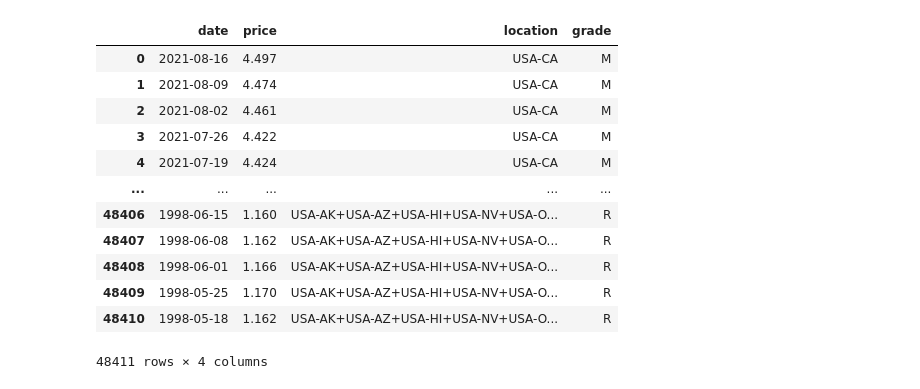
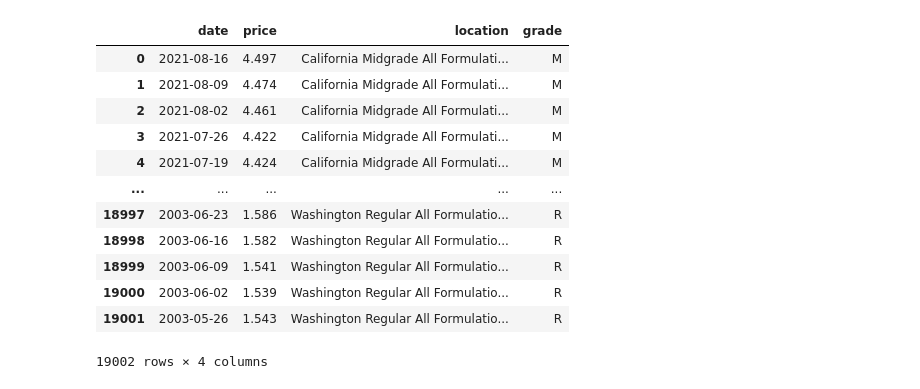
Before and after one commit to GT-Project3/Gas_Cost_App, a Jupyter notebook: data/convertAPIstate.ipynb, the cells around one changed output. Saved outputs shown, nothing was run; the diff lists cells and outputs as text; code cells hidden in the pictures.

Commit message:
completed data cleaning and added two csv files (oil_prices & region_states)

```diff
--- a/data/convertAPIstate.ipynb
+++ b/data/convertAPIstate.ipynb
@@ -10,7 +10,9 @@ state_ids = ["PET.EMM_EPMM_PTE_SCA_DPG.W", "PET.EMM_EPMP_PTE_SCA_DPG.W", "PET.EM
              "PET.EMM_EPMM_PTE_SNY_DPG.W", "PET.EMM_EPMP_PTE_SNY_DPG.W", "PET.EMM_EPMR_PTE_SNY_DPG.W",
              "PET.EMM_EPMM_PTE_SOH_DPG.W", "PET.EMM_EPMP_PTE_SOH_DPG.W", "PET.EMM_EPMR_PTE_SOH_DPG.W",
              "PET.EMM_EPMM_PTE_STX_DPG.W", "PET.EMM_EPMP_PTE_STX_DPG.W", "PET.EMM_EPMR_PTE_STX_DPG.W",
-             "PET.EMM_EPMM_PTE_SWA_DPG.W", "PET.EMM_EPMP_PTE_SWA_DPG.W", "PET.EMM_EPMR_PTE_SWA_DPG.W",
+             "PET.EMM_EPMM_PTE_SWA_DPG.W", "PET.EMM_EPMP_PTE_SWA_DPG.W", "PET.EMM_EPMR_PTE_SWA_DPG.W"]
+
+region_ids = ["PET.EMM_EPMM_PTE_R10_DPG.W", "PET.EMM_EPMP_PTE_R10_DPG.W", "PET.EMM_EPMR_PTE_R10_DPG.W",
              "PET.EMM_EPMM_PTE_R1X_DPG.W", "PET.EMM_EPMP_PTE_R1X_DPG.W", "PET.EMM_EPMR_PTE_R1X_DPG.W",
              "PET.EMM_EPMM_PTE_R1Y_DPG.W", "PET.EMM_EPMP_PTE_R1Y_DPG.W", "PET.EMM_EPMR_PTE_R1Y_DPG.W",
              "PET.EMM_EPMM_PTE_R1Z_DPG.W", "PET.EMM_EPMP_PTE_R1Z_DPG.W", "PET.EMM_EPMR_PTE_R1Z_DPG.W",
@@ -18,47 +20,52 @@ state_ids = ["PET.EMM_EPMM_PTE_SCA_DPG.W", "PET.EMM_EPMP_PTE_SCA_DPG.W", "PET.EM
              "PET.EMM_EPMM_PTE_R30_DPG.W", "PET.EMM_EPMP_PTE_R30_DPG.W", "PET.EMM_EPMR_PTE_R30_DPG.W",
              "PET.EMM_EPMM_PTE_R40_DPG.W", "PET.EMM_EPMP_PTE_R40_DPG.W", "PET.EMM_EPMR_PTE_R40_DPG.W",
              "PET.EMM_EPMM_PTE_R5XCA_DPG.W", "PET.EMM_EPMP_PTE_R5XCA_DPG.W", "PET.EMM_EPMR_PTE_R5XCA_DPG.W"]
+
+regions = ["New England", "New England", "New England",
+           "Central Atlantic","Central Atlantic","Central Atlantic",
+           "Lower Atlantic","Lower Atlantic","Lower Atlantic",
+           "Midwest","Midwest","Midwest",
+           "Gulf Coast","Gulf Coast","Gulf Coast",
+           "Rocky Mountain","Rocky Mountain","Rocky Mountain",
+           "West Coast","West Coast","West Coast"]
 # %%
 # Create final dataframe
 final_df = pd.DataFrame(columns=["date", "price", "location", "grade"])
 
 for ids in state_ids:
     url = "http://api.eia.gov/series/?api_key=" + key + "&series_id=" + ids
     responses = []
     dataset = requests.get(url).json()
     test = dataset["series"][0]["data"]
 
     # Put data into dataframe
     temp_df = pd.DataFrame(test, columns=["date", "price"])
 
     # Format date to datetime
     temp_df['date'] = pd.to_datetime(temp_df['date'])
 
     # Add third column with location
-    temp_df['location'] = dataset["series"][0]["geography"]
+    temp_df['location'] = dataset["series"][0]["name"]
 
     # Add fourth column with gas grade
     temp_df['grade'] = url[url.index("EPM")+3]
 
     final_df = final_df.append(temp_df)
 
-#final_df = final_df.reset_index(drop=True)
-
-
-final_df['']
+final_df = final_df.reset_index(drop=True)
 
 final_df
 # %% [output]
 |  | date | price | location | grade |
-| 0 | 2021-08-16 | 4.497 | USA-CA | M |
-| 1 | 2021-08-09 | 4.474 | USA-CA | M |
-| 2 | 2021-08-02 | 4.461 | USA-CA | M |
-| 3 | 2021-07-26 | 4.422 | USA-CA | M |
-| 4 | 2021-07-19 | 4.424 | USA-CA | M |
+| 0 | 2021-08-16 | 4.497 | California Midgrade All Formulati... | M |
+| 1 | 2021-08-09 | 4.474 | California Midgrade All Formulati... | M |
+| 2 | 2021-08-02 | 4.461 | California Midgrade All Formulati... | M |
+| 3 | 2021-07-26 | 4.422 | California Midgrade All Formulati... | M |
+| 4 | 2021-07-19 | 4.424 | California Midgrade All Formulati... | M |
 | ... | ... | ... | ... | ... |
-| 48406 | 1998-06-15 | 1.160 | USA-AK+USA-AZ+USA-HI+USA-NV+USA-O... | R |
-| 48407 | 1998-06-08 | 1.162 | USA-AK+USA-AZ+USA-HI+USA-NV+USA-O... | R |
-| 48408 | 1998-06-01 | 1.166 | USA-AK+USA-AZ+USA-HI+USA-NV+USA-O... | R |
-| 48409 | 1998-05-25 | 1.170 | USA-AK+USA-AZ+USA-HI+USA-NV+USA-O... | R |
-| 48410 | 1998-05-18 | 1.162 | USA-AK+USA-AZ+USA-HI+USA-NV+USA-O... | R |
+| 18997 | 2003-06-23 | 1.586 | Washington Regular All Formulatio... | R |
+| 18998 | 2003-06-16 | 1.582 | Washington Regular All Formulatio... | R |
+| 18999 | 2003-06-09 | 1.541 | Washington Regular All Formulatio... | R |
+| 19000 | 2003-06-02 | 1.539 | Washington Regular All Formulatio... | R |
+| 19001 | 2003-05-26 | 1.543 | Washington Regular All Formulatio... | R |
-48411 rows × 4 columns
+19002 rows × 4 columns
```
Also changed, not shown: parts of 11 cells of this notebook, 2 other files.
